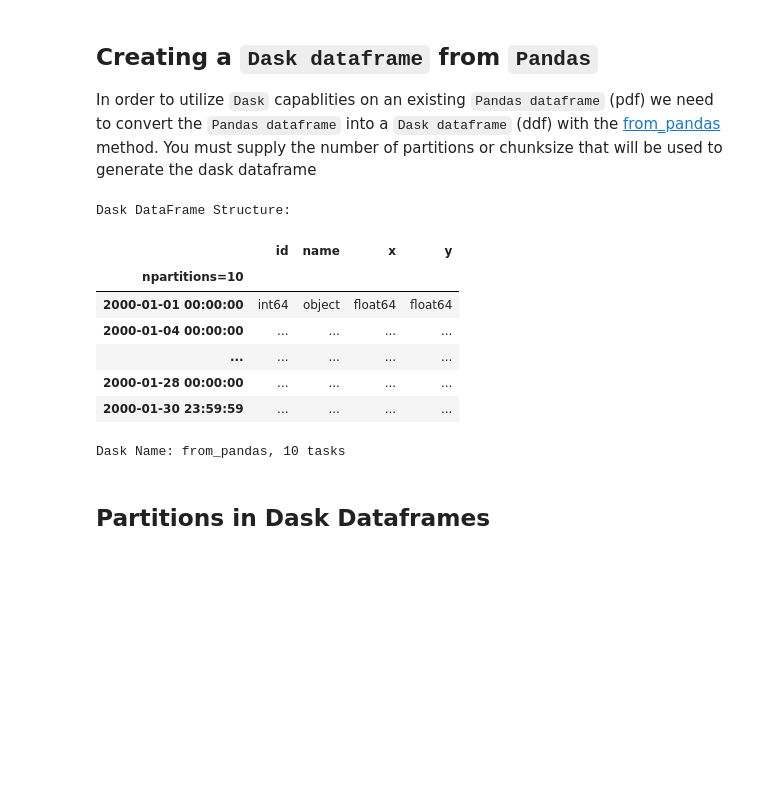
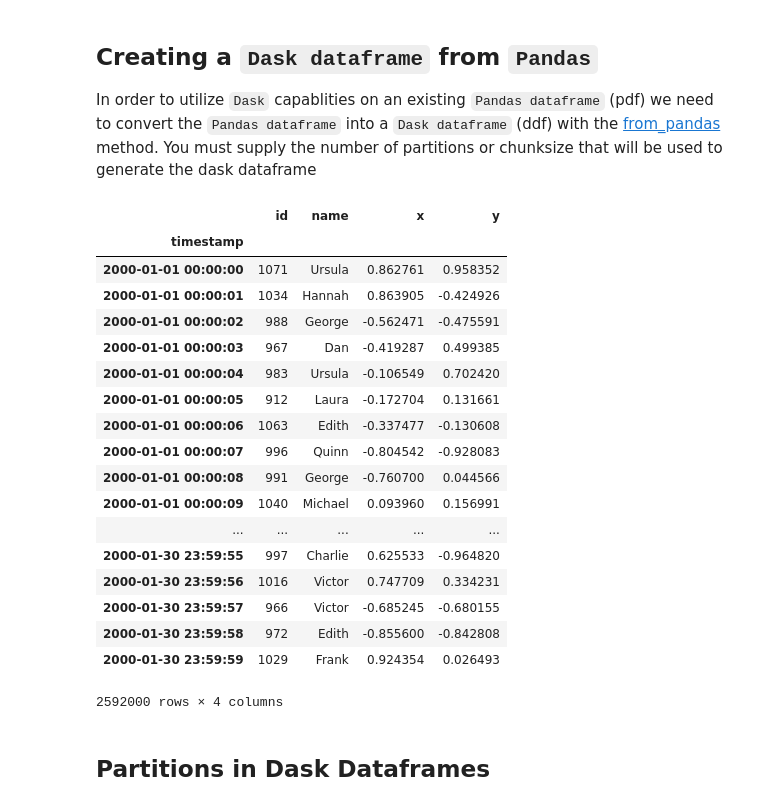
Before and after one commit to sephib/dask_pyconil2019, a Jupyter notebook: dask_for_pandas-in_ETL.ipynb, the cells around one changed output. Cells and saved outputs as stored; diff of their text form; code cells hidden in the pictures; blank space fills up the shorter version.

```diff
--- a/dask_for_pandas-in_ETL.ipynb
+++ b/dask_for_pandas-in_ETL.ipynb
@@ -140,17 +145,27 @@ In order to utilize `Dask` capablities on an existing `Pandas dataframe` (pdf) w
 You must supply the number of partitions or chunksize that will be used to generate the dask dataframe
 # %%
 ddf2 = dask.dataframe.from_pandas(pdf, npartitions=10)
-ddf2
+ddf2.compute()
 # %% [output]
+|  | id | name | x | y |
+| timestamp |  |  |  |  |
+| 2000-01-01 00:00:00 | 1071 | Ursula | 0.862761 | 0.958352 |
+| 2000-01-01 00:00:01 | 1034 | Hannah | 0.863905 | -0.424926 |
+| 2000-01-01 00:00:02 | 988 | George | -0.562471 | -0.475591 |
+| 2000-01-01 00:00:03 | 967 | Dan | -0.419287 | 0.499385 |
+| 2000-01-01 00:00:04 | 983 | Ursula | -0.106549 | 0.702420 |
+| 2000-01-01 00:00:05 | 912 | Laura | -0.172704 | 0.131661 |
+| 2000-01-01 00:00:06 | 1063 | Edith | -0.337477 | -0.130608 |
+| 2000-01-01 00:00:07 | 996 | Quinn | -0.804542 | -0.928083 |
+| 2000-01-01 00:00:08 | 991 | George | -0.760700 | 0.044566 |
+| 2000-01-01 00:00:09 | 1040 | Michael | 0.093960 | 0.156991 |
+| ... | ... | ... | ... | ... |
+| 2000-01-30 23:59:55 | 997 | Charlie | 0.625533 | -0.964820 |
+| 2000-01-30 23:59:56 | 1016 | Victor | 0.747709 | 0.334231 |
+| 2000-01-30 23:59:57 | 966 | Victor | -0.685245 | -0.680155 |
+| 2000-01-30 23:59:58 | 972 | Edith | -0.855600 | -0.842808 |
+| 2000-01-30 23:59:59 | 1029 | Frank | 0.924354 | 0.026493 |
-Dask DataFrame Structure:
+2592000 rows × 4 columns
-|  | id | name | x | y |
-| npartitions=10 |  |  |  |  |
-| 2000-01-01 00:00:00 | int64 | object | float64 | float64 |
-| 2000-01-04 00:00:00 | ... | ... | ... | ... |
-| ... | ... | ... | ... | ... |
-| 2000-01-28 00:00:00 | ... | ... | ... | ... |
-| 2000-01-30 23:59:59 | ... | ... | ... | ... |
-Dask Name: from_pandas, 10 tasks
 # %% [markdown]
 ## Partitions in Dask Dataframes
 # %% [markdown]
```
Also changed, not shown: parts of 57 cells of this notebook.
